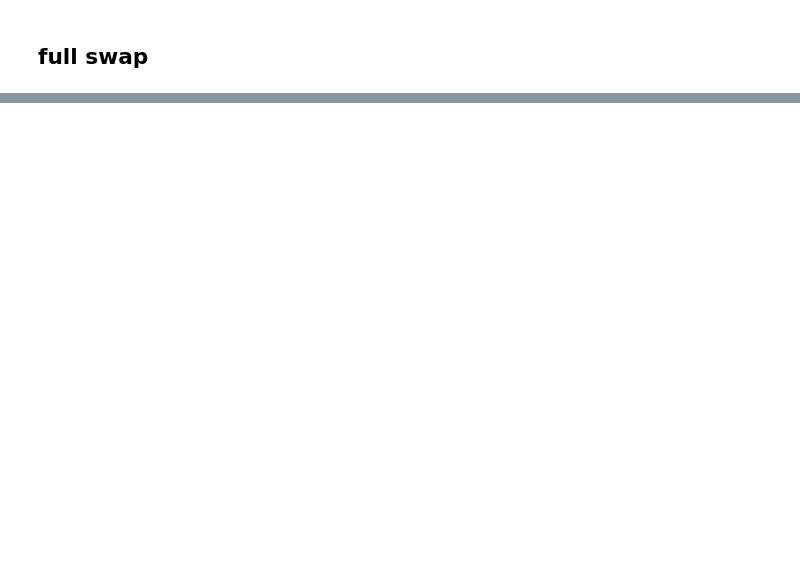
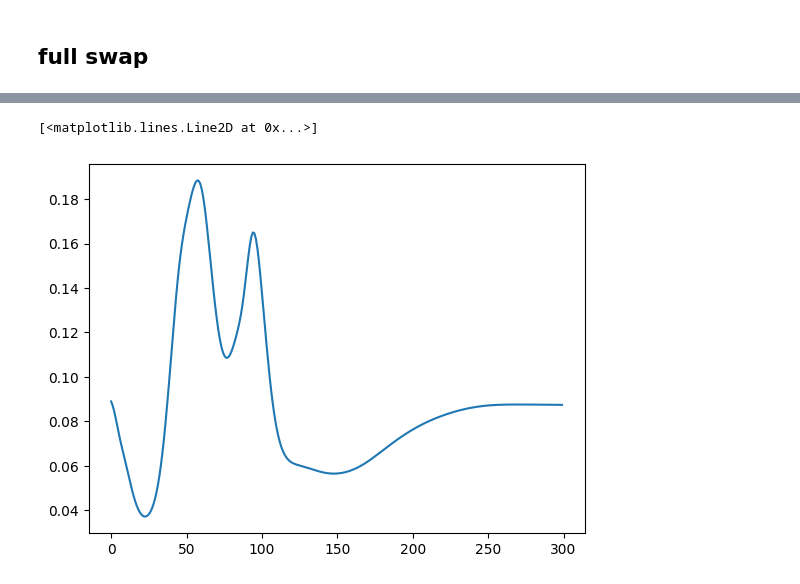
Before and after one commit to filorazi/Dim_red_SWAP, a Jupyter notebook: test.ipynb, the cells around one changed output, grey strips where cells are left out. Drawn from its saved outputs; the diff is of its cells as text; code cells hidden in the pictures; blank space fills up the shorter version.

```diff
--- a/test.ipynb
+++ b/test.ipynb
@@ -211,0 +201,2 @@ Loss for current iteration: 0.43549179762601853
+# %%
+loss=penny_train()
@@ -211,0 +205,5 @@ Loss for current iteration: 0.43549179762601853
+# %%
+plt.plot(list(range(300)),loss)
+# %% [output]
+[<matplotlib.lines.Line2D at 0x...>]
+[figure, added]
```
Also changed, not shown: parts of 7 cells of this notebook, 1 other file.
